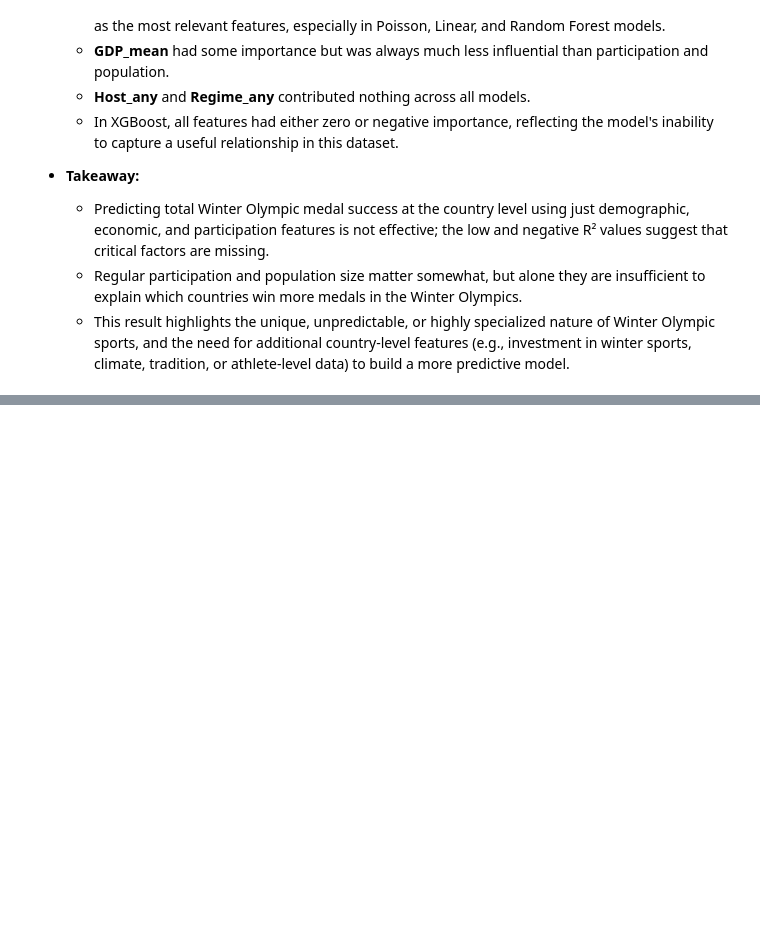
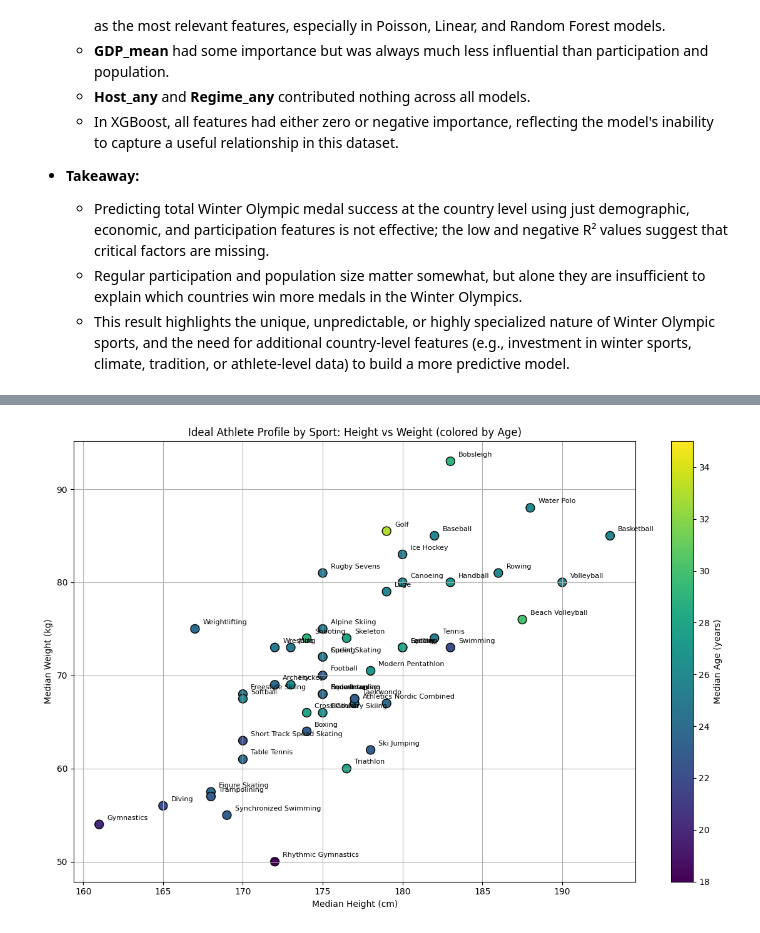
Before and after one commit to M2SiCKneSs/Workshop, a Jupyter notebook: Data and Analysis/Workshop_Olympics.ipynb, the cells around one changed output, grey strips where cells are left out. Cells and saved outputs as stored; diff of their text form; code cells hidden in the pictures; blank space fills up the shorter version.

```diff
--- a/Data and Analysis/Workshop_Olympics.ipynb
+++ b/Data and Analysis/Workshop_Olympics.ipynb
@@ -2711,0 +2705,49 @@ dtype: float64
+# %%
+import pandas as pd
+import numpy as np
+import matplotlib.pyplot as plt
+
+# Load dataset
+df = pd.read_csv("athlete_events.csv")
+
+# Filter to medalists with complete Age, Height, Weight
+medalists = df[df['Medal'].notna()].dropna(subset=['Age', 'Height', 'Weight'])
+
+# Compute median (centroid) of Age, Height, Weight for each Sport
+sport_medians = (
+    medalists
+    .groupby('Sport')[['Age', 'Height', 'Weight']]
+    .median()
+    .reset_index()
+    .rename(columns={'Age': 'Median_Age', 'Height': 'Median_Height', 'Weight': 'Median_Weight'})
+)
+
+# Create scatter plot: Median Height vs Median Weight, colored by Median Age
+plt.figure(figsize=(12, 8))
+scatter = plt.scatter(
+    sport_medians['Median_Height'],
+    sport_medians['Median_Weight'],
+    c=sport_medians['Median_Age'],
+    cmap='viridis',
+    s=100,
+    edgecolors='k'
+)
+
+# Annotate each point with the sport name
+for _, row in sport_medians.iterrows():
+    plt.text(
+        row['Median_Height'] + 0.5,  # small offset to avoid overlap
+        row['Median_Weight'] + 0.5,
+        row['Sport'],
+        fontsize=8
+    )
+
+plt.colorbar(scatter, label='Median Age (years)')
+plt.xlabel('Median Height (cm)')
+plt.ylabel('Median Weight (kg)')
+plt.title('Ideal Athlete Profile by Sport: Height vs Weight (colored by Age)')
+plt.grid(True)
+plt.tight_layout()
+plt.show()
+# %% [output]
+[figure, added]
```
Also changed, not shown: parts of 74 cells of this notebook.
